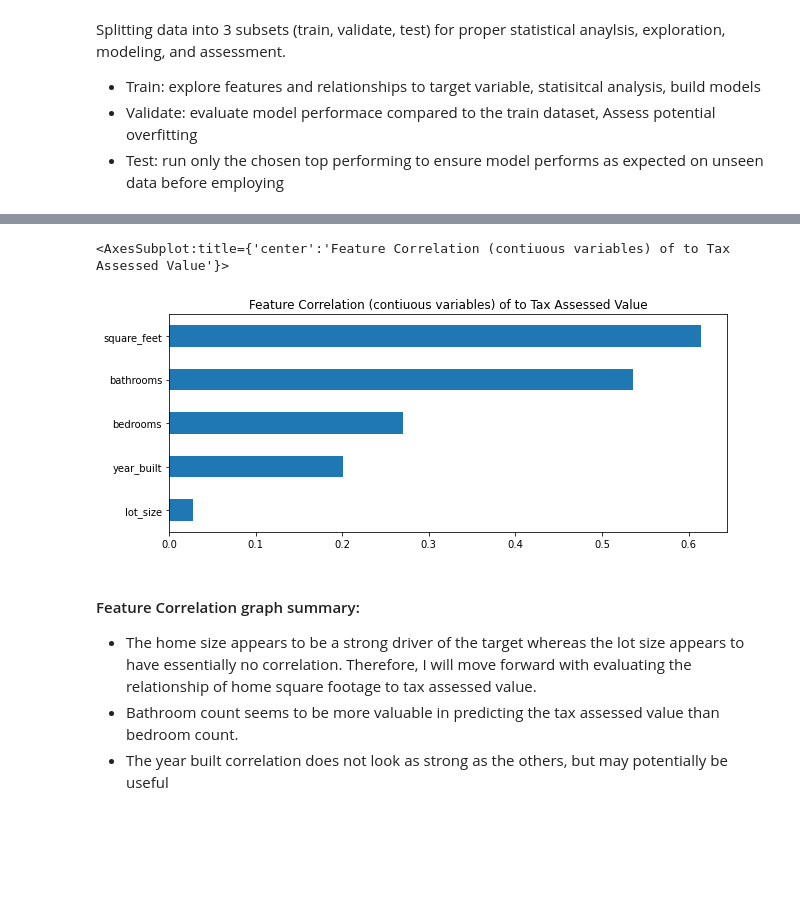
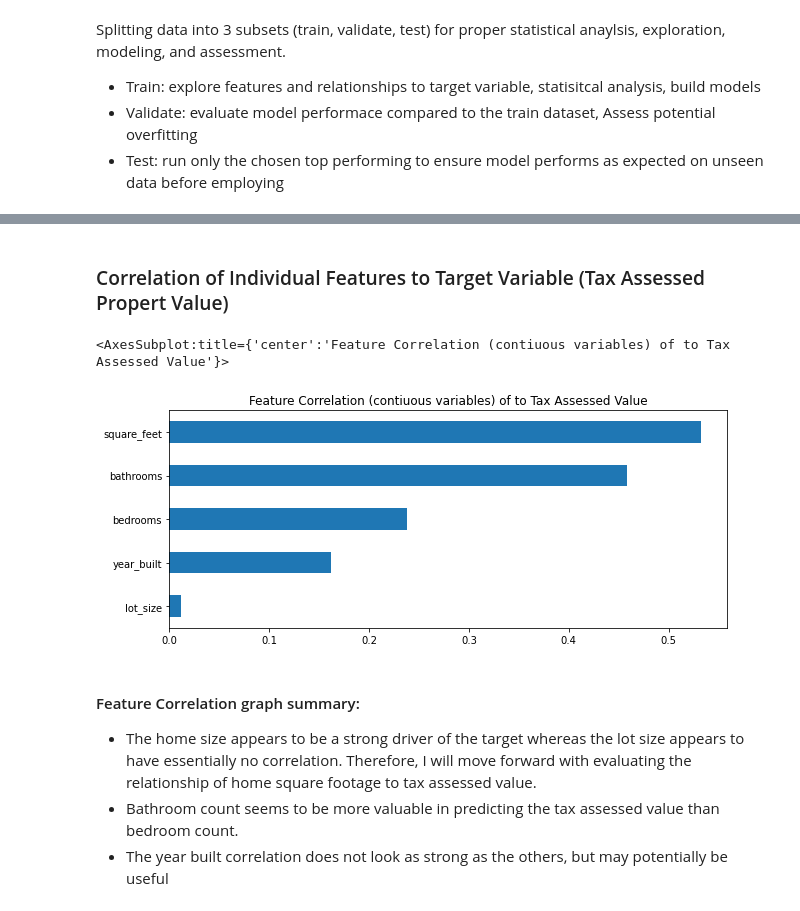
Before and after one commit to mindyshiben/zillow_regression_project, a Jupyter notebook: final_report_zillow.ipynb, the cells around one changed output, grey strips where cells are left out. Cells and saved outputs as stored; diff of their text form; code cells hidden in the pictures; blank space fills up the shorter version.

```diff
--- a/final_report_zillow.ipynb
+++ b/final_report_zillow.ipynb
@@ -225,13 +256,16 @@ printmd('**Number of Test Records:** {:,}'
+# %% [markdown]
+### Correlation of Individual Features to Target Variable (Tax Assessed Propert Value)
 # %%
 plt.figure(figsize=(10, 4))
+# sets the size of the graph
 plt.title("Feature Correlation (contiuous variables) of to Tax Assessed Value")
-corr_chart = train.drop(['tax_value', 'fips', 'Unnamed: 0', 'parcelid', 'longitude', 'latitude'], axis=1).corrwith(train['tax_value']).sort_values().plot.barh()
+corr_chart = train.drop(['tax_value', 'fips', 'parcelid', 'longitude', 'latitude'], axis=1).corrwith(train['tax_value']).sort_values().plot.barh()
 corr_chart
 
 # graphs the correlation strength of features to the target variable
 # %% [output]
 <AxesSubplot:title={'center':'Feature Correlation (contiuous variables) of to Tax Assessed Value'}>
-[figure, old version]
+[figure, new version]
 # %% [markdown]
 #### Feature Correlation graph summary:
    - The home size appears to be a strong driver of the target whereas the lot size appears to have essentially no correlation. Therefore, I will move forward with evaluating the relationship of home square footage to tax assessed value.
```
Also changed, not shown: parts of 100 cells of this notebook, 6 other files.
